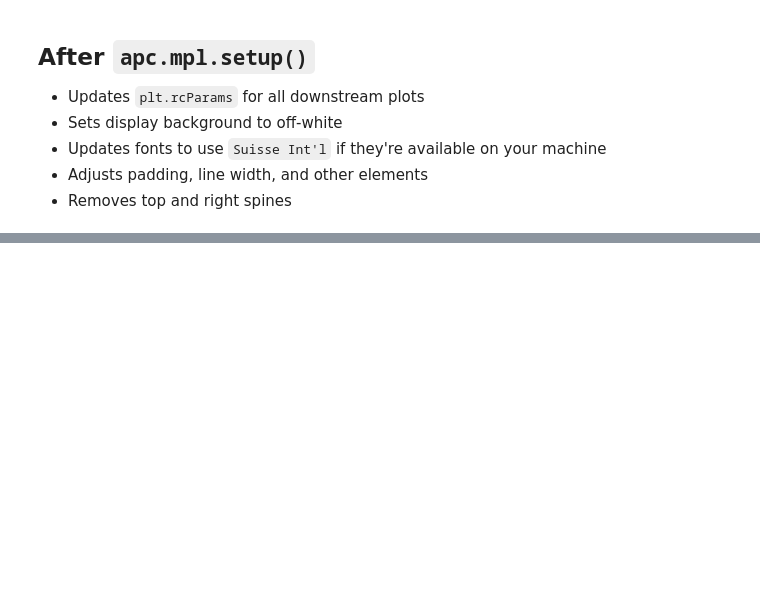
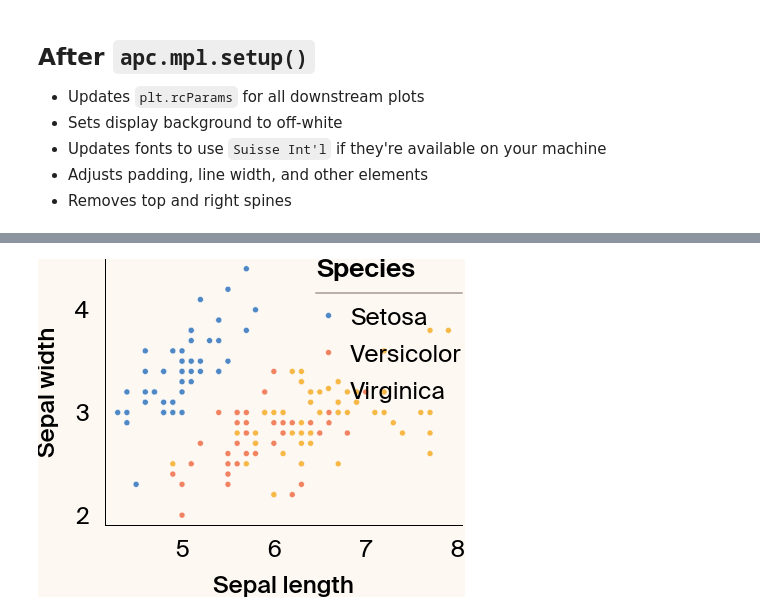
Before and after one commit to Arcadia-Science/arcadia-pycolor, a Jupyter notebook: usage_example.ipynb, the cells around one changed output, grey strips where cells are left out. Cells and saved outputs as stored; diff of their text form; code cells hidden in the pictures; blank space fills up the shorter version.

```diff
--- a/usage_example.ipynb
+++ b/usage_example.ipynb
@@ -223,0 +287,61 @@ plt.show()
+# %%
+sns.scatterplot(x=x_data, y=y_data, hue="species", data=iris_data)
+
+
+# Capitalize the axis labels.
+apc.mpl.capitalize_xlabel()
+apc.mpl.capitalize_ylabel()
+
+# Do both with:
+apc.mpl.capitalize_axislabels()
+
+
+# Capitalize axis tick labels.
+apc.mpl.capitalize_xticklabels()
+apc.mpl.capitalize_yticklabels()
+
+# Do both with:
+apc.mpl.capitalize_ticklabels()
+
+
+leg = plt.gca().get_legend()
+
+# Capitalize legend title.
+apc.mpl.capitalize_legend_title(legend=leg)
+
+# Capitalize legend entry names.
+apc.mpl.capitalize_legend_entries(legend=leg)
+
+# Capitalize all legend text.
+apc.mpl.capitalize_legend(legend=leg)
+
+# Add horizontal line between legend title and entries.
+# apc.mpl.add_legend_line(legend = leg)
+
+# Left-justify legend entries and set title to Suisse Int'l Semibold.
+apc.mpl.justify_legend(legend=leg)
+
+# Do all with:
+apc.mpl.style_legend(legend=leg)
+
+
+# Change the font of the axis labels to monospace (for numerical axes).
+apc.mpl.monospace_xticklabels()
+apc.mpl.monospace_yticklabels()
+
+# Do both with:
+apc.mpl.monospace_ticklabels()
+
+
+# Remove ticks and adjust padding for categorical axes.
+apc.mpl.categorical_xaxis()
+apc.mpl.categorical_yaxis()
+
+# Do both with:
+apc.mpl.categorical_axes()
+
+
+# If there's a colorbar, monospace the tick labels.
+apc.mpl.monospace_colorbar()
+# %% [output]
+[figure, added]
```
Also changed, not shown: parts of 9 cells of this notebook, 14 other files.
